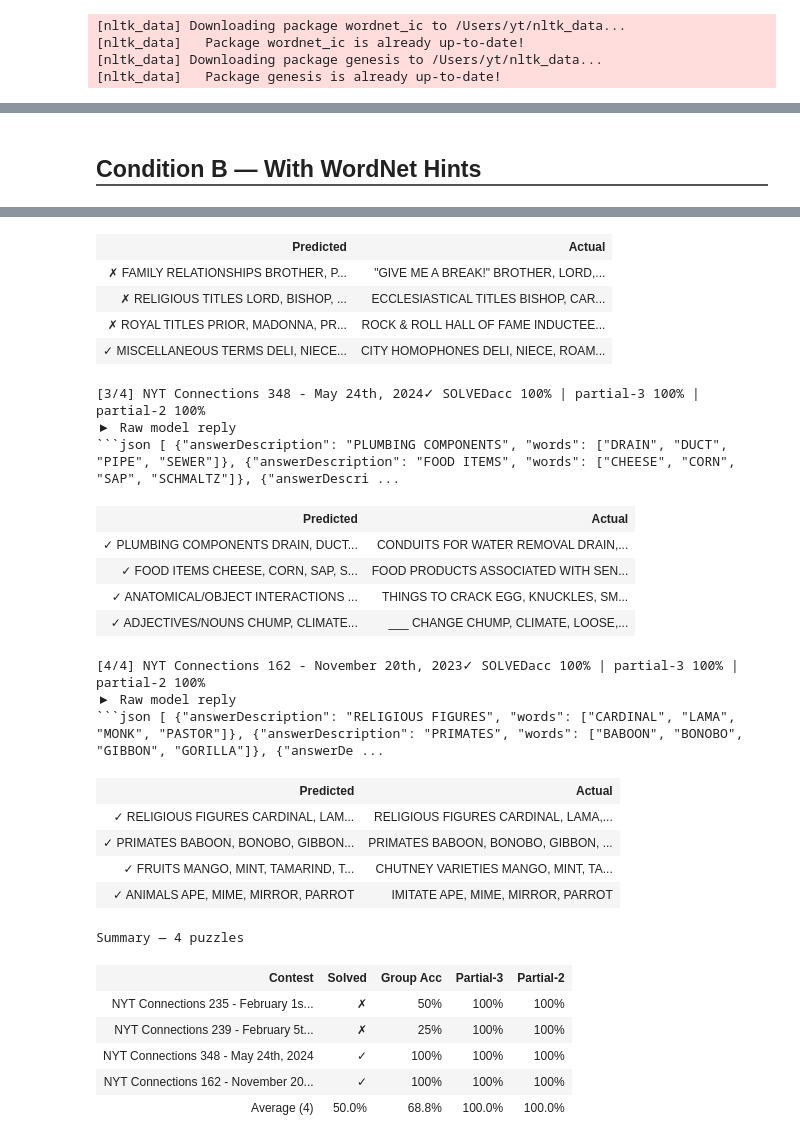
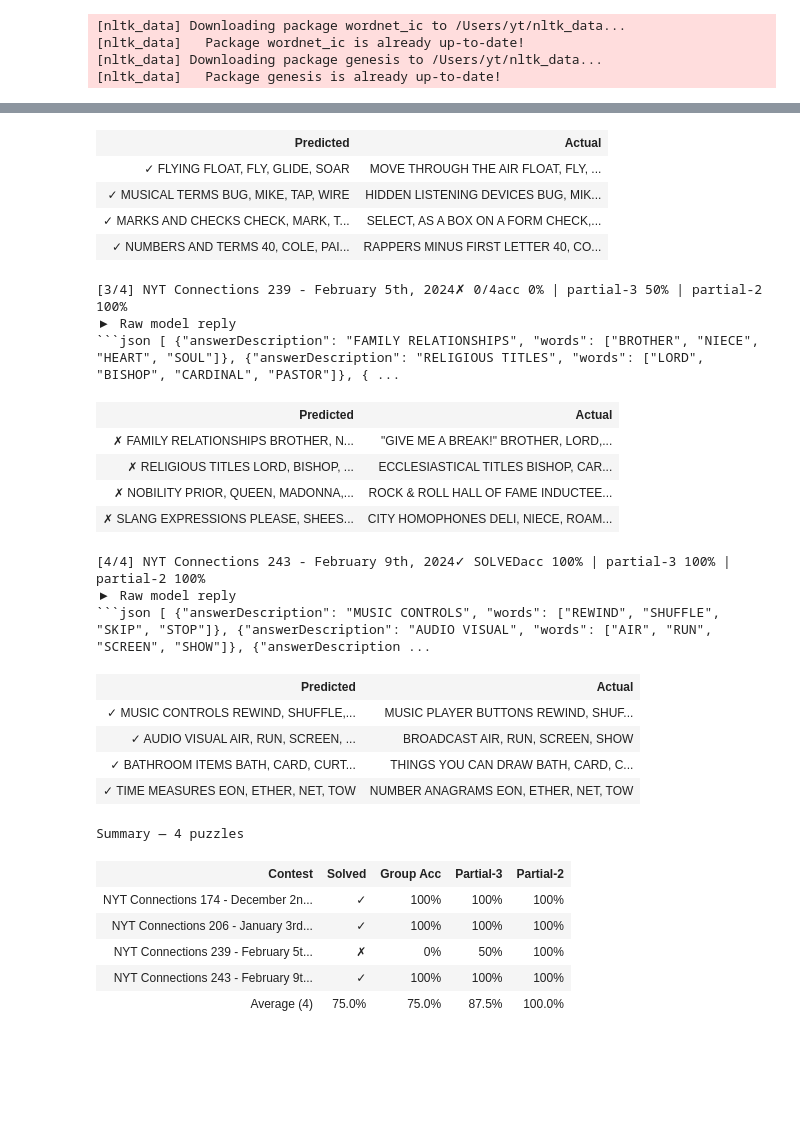
Before and after one commit to anantsahoo/nyt-connections-rag, a Jupyter notebook: notebooks/wordnet_withEvaluation.ipynb, the cells around one changed output, grey strips where cells are left out. Drawn from its saved outputs; the diff is of its cells as text; code cells hidden in the pictures; blank space fills up the shorter version.

Commit message:
Wordnet with evaluation -- fix

````diff
--- a/notebooks/wordnet_withEvaluation.ipynb
+++ b/notebooks/wordnet_withEvaluation.ipynb
@@ -167,11 +167,10 @@ def render_puzzle(idx, total, contest, raw_reply, predicted, actual, scores):
     return "".join(html)
 
 
-def evaluate_run(label, raw_replies, all_actual):
+def evaluate_run( raw_replies, all_actual):
     """Evaluate a list of raw model replies against ground-truth answers. Returns per_puzzle_scores."""
     display(HTML(
         f'<h2 style="font-family:monospace;border-bottom:2px solid #555;padding-bottom:6px">'
-        f'{label}</h2>'
     ))
 
     predicted_all  = []
@@ -458,28 +457,7 @@ client = OpenAI(
     api_key=os.getenv(_GitHUB_TOKEN)
 )
 
-# System prompt for NYT Connections game
-messages = [
-    {"role": "system", "content": """You are an expert at solving NYT Connections puzzles. You have access to WordNet to analyze semantic relationships between words.
 
-Use the analyze_wordnet_relationships function to:
-- Find similarities between words (analysis_type="similarity")
-- Get hypernyms (broader categories) for words (analysis_type="hypernyms")
-- Get definitions of words (analysis_type="definitions")
-
-The puzzle has 16 words in 4 groups of 4. Each group shares a common theme. Analyze the relationships to find the groups.
-
-Current puzzle words: LASER, PLUCK, THREAD, WAX, COIL, SPOOL, WIND, WRAP, HONEYCOMB, ORGANISM, SOLAR PANEL, SPREADSHEET, BALL, MOVIE, SCHOOL, VITAMIN
-
-Think step by step and use WordNet data to support your reasoning.\n
-        "Return ONLY a JSON array with exactly 4 objects, each with:\n"
-        '- "answerDescription": a short ALL-CAPS description of the category\n'
-        '- "words": a list of exactly 4 words from the input\n\n'
-        "Example format:\n"
-        '[\n  {"answerDescription": "CATEGORY NAME", "words": ["WORD1", "WORD2", "WORD3", "WORD4"]},\n  ...\n]'
-
-"""}
-]
 
 # Function definitions for GPT
 tools = [
@@ -508,7 +486,7 @@ tools = [
     }
 ]
 
-def ask_gpt(prompt):
+def ask_gpt(messages,prompt):
     # Use a fresh local conversation each call, keeping only the system prompt
     local_messages = [messages[0], {"role": "user", "content": prompt}]
 
@@ -622,9 +667,7 @@ Testing GPT with WordNet grouping...
 # %%
-## Condition B: With WordNet Hints
-scores_with_hints, summary_with_hints = evaluate_run(
-    "Condition B — With WordNet Hints",
-    raw_replies_with_hints,
-    all_actual,
+## Show Results for Baseline (no hints):
+scores_no_hints, summary_no_hints = evaluate_run(
+    raw_replies_without_hints,
+    all_actual_without_hints,
 )
 # %% [output]
-Condition B — With WordNet Hints
@@ -642,28 +686,28 @@ Condition B — With WordNet Hints
 | Predicted | Actual |
-| ✗ FAMILY RELATIONSHIPS BROTHER, P... | "GIVE ME A BREAK!" BROTHER, LORD,... |
-| ✗ RELIGIOUS TITLES LORD, BISHOP, ... | ECCLESIASTICAL TITLES BISHOP, CAR... |
-| ✗ ROYAL TITLES PRIOR, MADONNA, PR... | ROCK & ROLL HALL OF FAME INDUCTEE... |
-| ✓ MISCELLANEOUS TERMS DELI, NIECE... | CITY HOMOPHONES DELI, NIECE, ROAM... |
+| ✓ FLYING FLOAT, FLY, GLIDE, SOAR | MOVE THROUGH THE AIR FLOAT, FLY, ... |
+| ✓ MUSICAL TERMS BUG, MIKE, TAP, WIRE | HIDDEN LISTENING DEVICES BUG, MIK... |
+| ✓ MARKS AND CHECKS CHECK, MARK, T... | SELECT, AS A BOX ON A FORM CHECK,... |
+| ✓ NUMBERS AND TERMS 40, COLE, PAI... | RAPPERS MINUS FIRST LETTER 40, CO... |
-[3/4] NYT Connections 348 - May 24th, 2024✓ SOLVEDacc 100% | partial-3 100% | partial-2 100%
+[3/4] NYT Connections 239 - February 5th, 2024✗ 0/4acc 0% | partial-3 50% | partial-2 100%
 ▶ Raw model reply
-```json [ {"answerDescription": "PLUMBING COMPONENTS", "words": ["DRAIN", "DUCT", "PIPE", "SEWER"]}, {"answerDescription": "FOOD ITEMS", "words": ["CHEESE", "CORN", "SAP", "SCHMALTZ"]}, {"answerDescri ...
+```json [ {"answerDescription": "FAMILY RELATIONSHIPS", "words": ["BROTHER", "NIECE", "HEART", "SOUL"]}, {"answerDescription": "RELIGIOUS TITLES", "words": ["LORD", "BISHOP", "CARDINAL", "PASTOR"]}, { ...
 | Predicted | Actual |
-| ✓ PLUMBING COMPONENTS DRAIN, DUCT... | CONDUITS FOR WATER REMOVAL DRAIN,... |
-| ✓ FOOD ITEMS CHEESE, CORN, SAP, S... | FOOD PRODUCTS ASSOCIATED WITH SEN... |
-| ✓ ANATOMICAL/OBJECT INTERACTIONS ... | THINGS TO CRACK EGG, KNUCKLES, SM... |
-| ✓ ADJECTIVES/NOUNS CHUMP, CLIMATE... | ___ CHANGE CHUMP, CLIMATE, LOOSE,... |
+| ✗ FAMILY RELATIONSHIPS BROTHER, N... | "GIVE ME A BREAK!" BROTHER, LORD,... |
+| ✗ RELIGIOUS TITLES LORD, BISHOP, ... | ECCLESIASTICAL TITLES BISHOP, CAR... |
+| ✗ NOBILITY PRIOR, QUEEN, MADONNA,... | ROCK & ROLL HALL OF FAME INDUCTEE... |
+| ✗ SLANG EXPRESSIONS PLEASE, SHEES... | CITY HOMOPHONES DELI, NIECE, ROAM... |
-[4/4] NYT Connections 162 - November 20th, 2023✓ SOLVEDacc 100% | partial-3 100% | partial-2 100%
+[4/4] NYT Connections 243 - February 9th, 2024✓ SOLVEDacc 100% | partial-3 100% | partial-2 100%
 ▶ Raw model reply
-```json [ {"answerDescription": "RELIGIOUS FIGURES", "words": ["CARDINAL", "LAMA", "MONK", "PASTOR"]}, {"answerDescription": "PRIMATES", "words": ["BABOON", "BONOBO", "GIBBON", "GORILLA"]}, {"answerDe ...
+```json [ {"answerDescription": "MUSIC CONTROLS", "words": ["REWIND", "SHUFFLE", "SKIP", "STOP"]}, {"answerDescription": "AUDIO VISUAL", "words": ["AIR", "RUN", "SCREEN", "SHOW"]}, {"answerDescription ...
 | Predicted | Actual |
-| ✓ RELIGIOUS FIGURES CARDINAL, LAM... | RELIGIOUS FIGURES CARDINAL, LAMA,... |
-| ✓ PRIMATES BABOON, BONOBO, GIBBON... | PRIMATES BABOON, BONOBO, GIBBON, ... |
-| ✓ FRUITS MANGO, MINT, TAMARIND, T... | CHUTNEY VARIETIES MANGO, MINT, TA... |
-| ✓ ANIMALS APE, MIME, MIRROR, PARROT | IMITATE APE, MIME, MIRROR, PARROT |
+| ✓ MUSIC CONTROLS REWIND, SHUFFLE,... | MUSIC PLAYER BUTTONS REWIND, SHUF... |
+| ✓ AUDIO VISUAL AIR, RUN, SCREEN, ... | BROADCAST AIR, RUN, SCREEN, SHOW |
+| ✓ BATHROOM ITEMS BATH, CARD, CURT... | THINGS YOU CAN DRAW BATH, CARD, C... |
+| ✓ TIME MEASURES EON, ETHER, NET, TOW | NUMBER ANAGRAMS EON, ETHER, NET, TOW |
 Summary — 4 puzzles
 | Contest | Solved | Group Acc | Partial-3 | Partial-2 |
-| NYT Connections 235 - February 1s... | ✗ | 50% | 100% | 100% |
-| NYT Connections 239 - February 5t... | ✗ | 25% | 100% | 100% |
-| NYT Connections 348 - May 24th, 2024 | ✓ | 100% | 100% | 100% |
-| NYT Connections 162 - November 20... | ✓ | 100% | 100% | 100% |
-| Average (4) | 50.0% | 68.8% | 100.0% | 100.0% |
+| NYT Connections 174 - December 2n... | ✓ | 100% | 100% | 100% |
+| NYT Connections 206 - January 3rd... | ✓ | 100% | 100% | 100% |
+| NYT Connections 239 - February 5t... | ✗ | 0% | 50% | 100% |
+| NYT Connections 243 - February 9t... | ✓ | 100% | 100% | 100% |
+| Average (4) | 75.0% | 75.0% | 87.5% | 100.0% |
````
Also changed, not shown: parts of 4 cells of this notebook.
